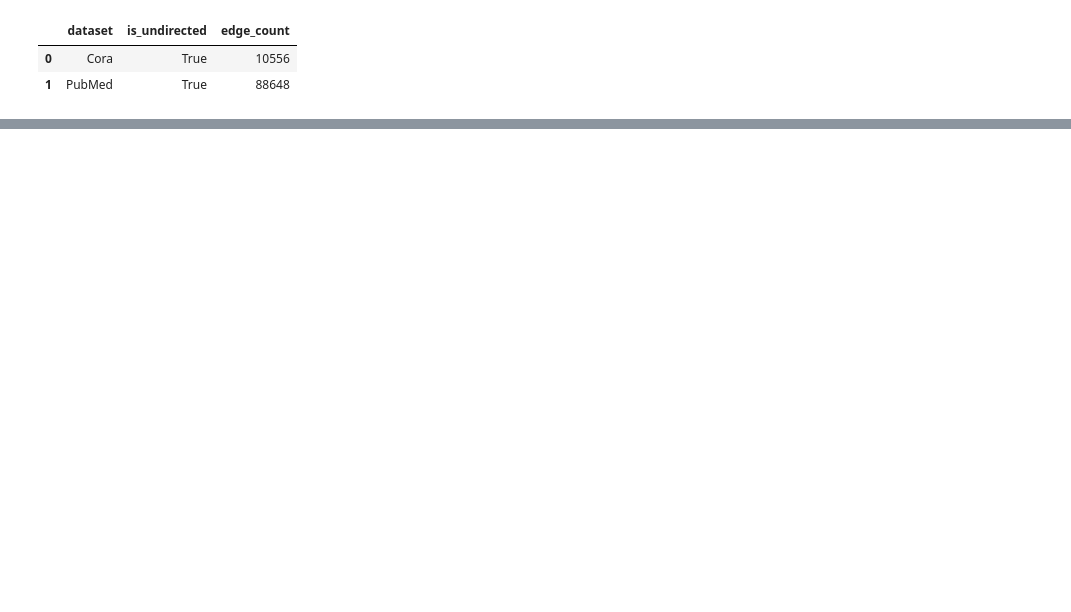
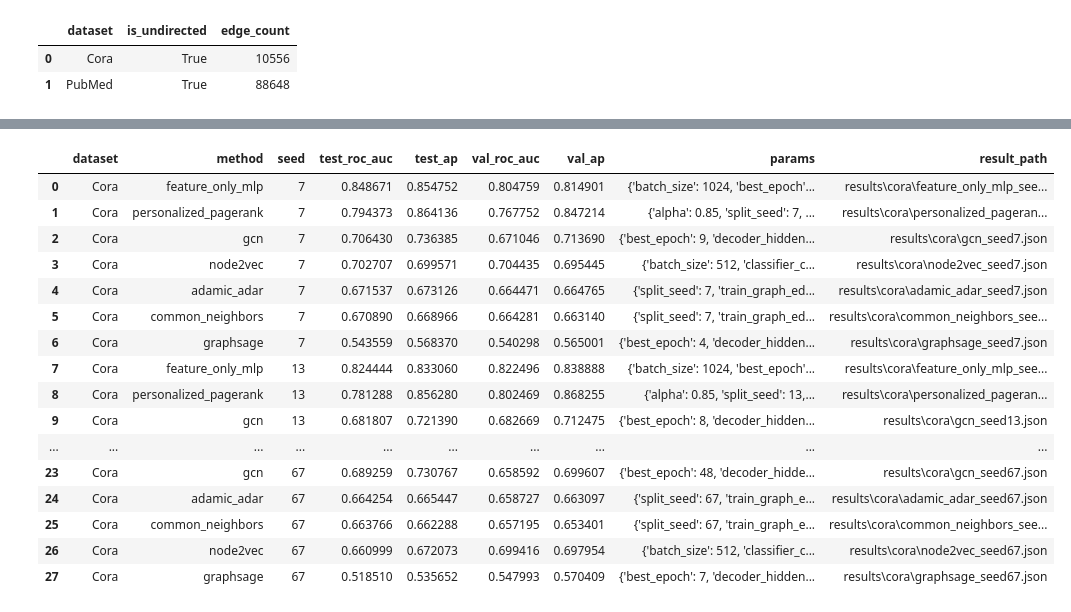
Before and after one commit to kovacsmate3/citegnn, a Jupyter notebook: notebooks/baseline_ablation_report.ipynb, the cells around one changed output, grey strips where cells are left out. Saved outputs shown, nothing was run; the diff lists cells and outputs as text; code cells hidden in the pictures; blank space fills up the shorter version.

```diff
--- a/notebooks/baseline_ablation_report.ipynb
+++ b/notebooks/baseline_ablation_report.ipynb
@@ -204,0 +197,25 @@ A concise way to present the current state in the report:
+# %%
+cora_all_seeds_df = all_results_df[all_results_df["dataset"] == "Cora"].copy()
+if cora_all_seeds_df.empty:
+    raise ValueError("No saved Cora result JSONs found")
+
+cora_all_seeds_df = cora_all_seeds_df.sort_values(["seed", "test_roc_auc"], ascending=[True, False]).reset_index(drop=True)
+cora_all_seeds_df
+# %% [output]
+|  | dataset | method | seed | test_roc_auc | test_ap | val_roc_auc | val_ap | params | result_path |
+| 0 | Cora | feature_only_mlp | 7 | 0.848671 | 0.854752 | 0.804759 | 0.814901 | {'batch_size': 1024, 'best_epoch'... | results\cora\feature_only_mlp_see... |
+| 1 | Cora | personalized_pagerank | 7 | 0.794373 | 0.864136 | 0.767752 | 0.847214 | {'alpha': 0.85, 'split_seed': 7, ... | results\cora\personalized_pageran... |
+| 2 | Cora | gcn | 7 | 0.706430 | 0.736385 | 0.671046 | 0.713690 | {'best_epoch': 9, 'decoder_hidden... | results\cora\gcn_seed7.json |
+| 3 | Cora | node2vec | 7 | 0.702707 | 0.699571 | 0.704435 | 0.695445 | {'batch_size': 512, 'classifier_c... | results\cora\node2vec_seed7.json |
+| 4 | Cora | adamic_adar | 7 | 0.671537 | 0.673126 | 0.664471 | 0.664765 | {'split_seed': 7, 'train_graph_ed... | results\cora\adamic_adar_seed7.json |
+| 5 | Cora | common_neighbors | 7 | 0.670890 | 0.668966 | 0.664281 | 0.663140 | {'split_seed': 7, 'train_graph_ed... | results\cora\common_neighbors_see... |
+| 6 | Cora | graphsage | 7 | 0.543559 | 0.568370 | 0.540298 | 0.565001 | {'best_epoch': 4, 'decoder_hidden... | results\cora\graphsage_seed7.json |
+| 7 | Cora | feature_only_mlp | 13 | 0.824444 | 0.833060 | 0.822496 | 0.838888 | {'batch_size': 1024, 'best_epoch'... | results\cora\feature_only_mlp_see... |
+| 8 | Cora | personalized_pagerank | 13 | 0.781288 | 0.856280 | 0.802469 | 0.868255 | {'alpha': 0.85, 'split_seed': 13,... | results\cora\personalized_pageran... |
+| 9 | Cora | gcn | 13 | 0.681807 | 0.721390 | 0.682669 | 0.712475 | {'best_epoch': 8, 'decoder_hidden... | results\cora\gcn_seed13.json |
+| ... | ... | ... | ... | ... | ... | ... | ... | ... | ... |
+| 23 | Cora | gcn | 67 | 0.689259 | 0.730767 | 0.658592 | 0.699607 | {'best_epoch': 48, 'decoder_hidde... | results\cora\gcn_seed67.json |
+| 24 | Cora | adamic_adar | 67 | 0.664254 | 0.665447 | 0.658727 | 0.663097 | {'split_seed': 67, 'train_graph_e... | results\cora\adamic_adar_seed67.json |
+| 25 | Cora | common_neighbors | 67 | 0.663766 | 0.662288 | 0.657195 | 0.653401 | {'split_seed': 67, 'train_graph_e... | results\cora\common_neighbors_see... |
+| 26 | Cora | node2vec | 67 | 0.660999 | 0.672073 | 0.699416 | 0.697954 | {'batch_size': 512, 'classifier_c... | results\cora\node2vec_seed67.json |
+| 27 | Cora | graphsage | 67 | 0.518510 | 0.535652 | 0.547993 | 0.570409 | {'best_epoch': 7, 'decoder_hidden... | results\cora\graphsage_seed67.json |
```
Also changed, not shown: parts of 20 cells of this notebook, 21 other files.
